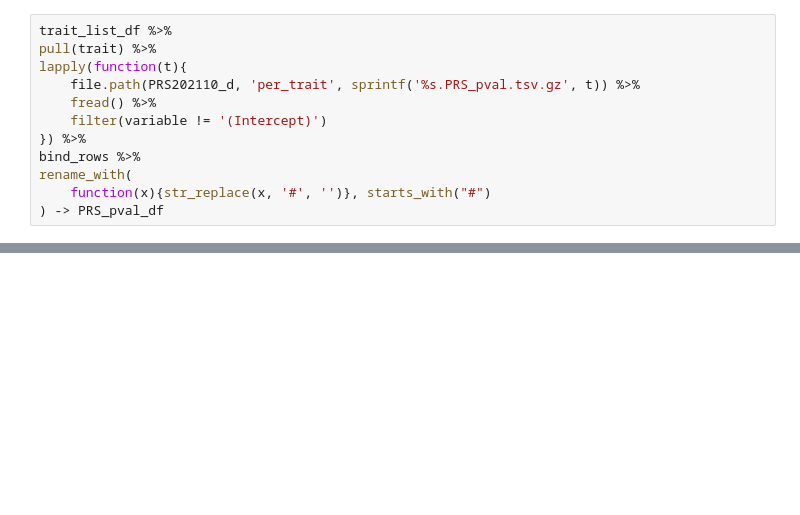
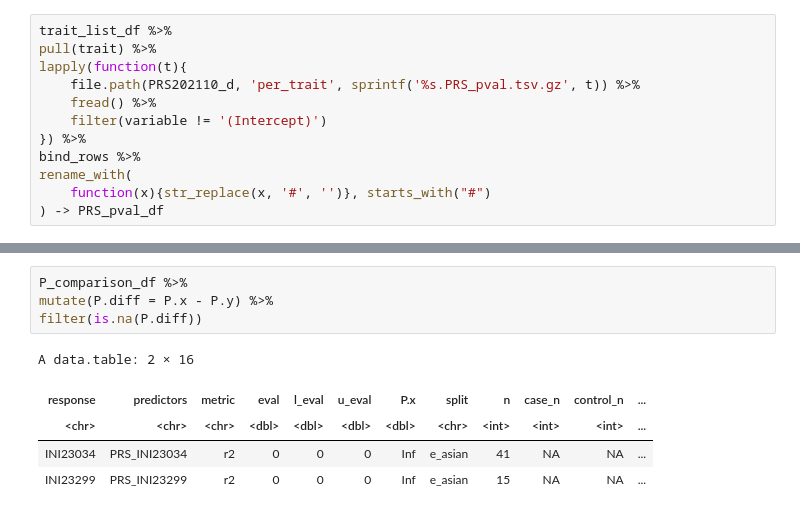
Before and after one commit to rivas-lab/PRS, a Jupyter notebook: src/20211028_freeze/5_aggregate.ipynb, the cells around one changed output, grey strips where cells are left out. Drawn from its saved outputs; the diff is of its cells as text; blank space fills up the shorter version.

```diff
--- a/src/20211028_freeze/5_aggregate.ipynb
+++ b/src/20211028_freeze/5_aggregate.ipynb
@@ -165,0 +165,10 @@ A data.table: 35 × 11
+# %%
+P_comparison_df %>%
+mutate(P.diff = P.x - P.y) %>%
+filter(is.na(P.diff))
+# %% [output]
+A data.table: 2 × 16
+| response | predictors | metric | eval | l_eval | u_eval | P.x | split | n | case_n | control_n | ... |
+| <chr> | <chr> | <chr> | <dbl> | <dbl> | <dbl> | <dbl> | <chr> | <int> | <int> | <int> | ... |
+| INI23034 | PRS_INI23034 | r2 | 0 | 0 | 0 | Inf | e_asian | 41 | NA | NA | ... |
+| INI23299 | PRS_INI23299 | r2 | 0 | 0 | 0 | Inf | e_asian | 15 | NA | NA | ... |
```
Also changed, not shown: parts of 20 cells of this notebook, 3 other files.
